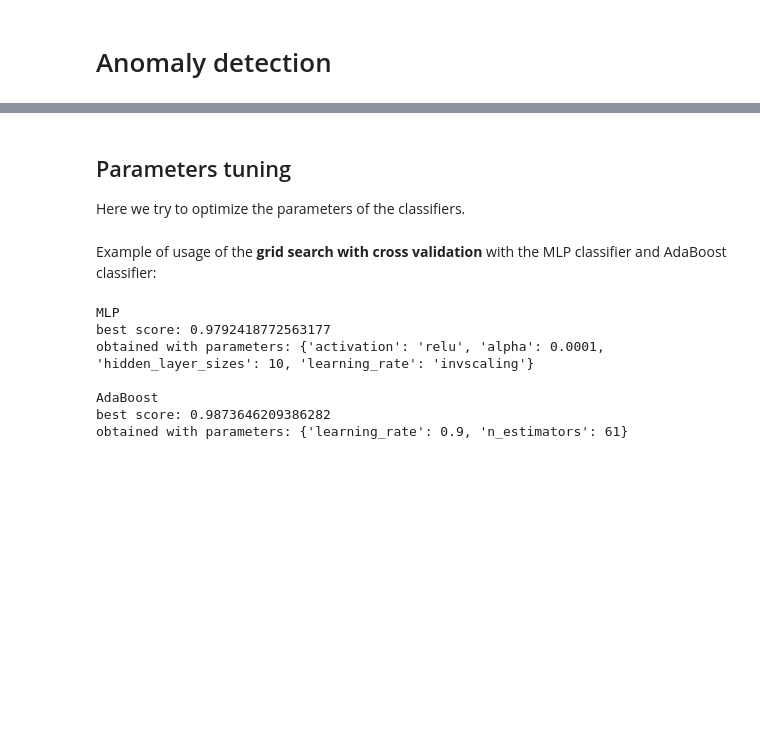
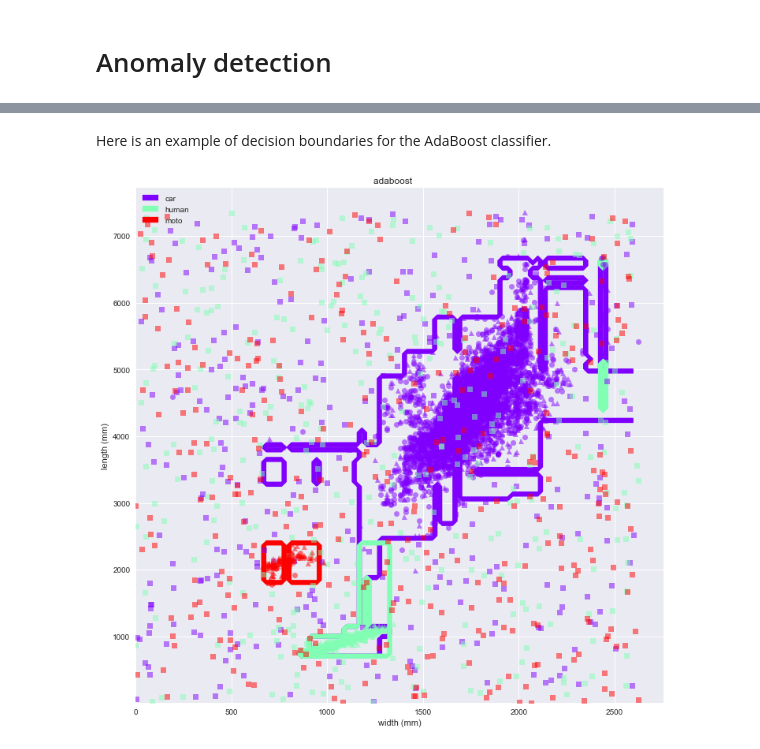
Before and after one commit to ychalier/anomaly, a Jupyter notebook: main.ipynb, the cells around one changed output, grey strips where cells are left out. Cells and saved outputs as stored; diff of their text form; code cells hidden in the pictures; blank space fills up the shorter version.

Commit message:
cleanup main.ipynb, report section 3.2

```diff
--- a/main.ipynb
+++ b/main.ipynb
@@ -170,23 +161,0 @@ random forest   0.9093  0.0007  0.9993  0.0907  0.9957  0.9505
-# %%
-classifiers = [
-    neural_network.MLPClassifier(activation='relu', alpha=1e-06, batch_size='auto', beta_1=0.9,
-       beta_2=0.999, early_stopping=False, epsilon=1e-08,
-       hidden_layer_sizes=(34,), learning_rate='invscaling',
-       learning_rate_init=0.001, max_iter=500, momentum=0.9,
-       nesterovs_momentum=True, power_t=0.5, random_state=None,
-       shuffle=True, solver='adam', tol=0.0001, validation_fraction=0.1,
-       verbose=False, warm_start=False),
-    ensemble.AdaBoostClassifier(DecisionTreeClassifier(max_depth=4), n_estimators=36, learning_rate=1),
-    # svm.SVC(kernel='linear'),
-    ensemble.RandomForestClassifier()
-]
-
-titles = (
-    'perceptron   ',
-    'adaboost     ',
-    # 'svm          ',
-    'random forest'
-)
-
-for clf, title in zip(classifiers, titles):
-    detector.plot_decision_boundaries(clf, title)
@@ -197,36 +162,6 @@ for clf, title in zip(classifiers, titles):
-# %% [markdown]
-## Parameters tuning
-
-Here we try to optimize the parameters of the classifiers.
-# %% [markdown]
-Example of usage of the **grid search with cross validation** with the MLP classifier and AdaBoost classifier:
-# %%
-parameters_mlp_test = {
-    'learning_rate': ["invscaling"],
-    'hidden_layer_sizes': [5, 10],
-    'alpha': [.0001, .00001],
-    'activation': ["logistic", "relu"]
-}
-
-mlp_clf = neural_network.MLPClassifier(max_iter=500)
-
-parameters_adaboost = {
-    'n_estimators': [i for i in range(1, 100, 10)],
-    'learning_rate': [x * .1 for x in range(1, 10)]
-}
-
-ada_clf = ensemble.AdaBoostClassifier(DecisionTreeClassifier(max_depth=4))
-
-print("MLP")
-detector.tune_parameters(mlp_clf, parameters_mlp_test)
-print("\nAdaBoost")
-detector.tune_parameters(ada_clf, parameters_adaboost)
-print()  # clean output
-# %% [output]
-MLP
-best score: 0.9792418772563177
-obtained with parameters: {'activation': 'relu', 'alpha': 0.0001, 'hidden_layer_sizes': 10, 'learning_rate': 'invscaling'}
-
-AdaBoost
-best score: 0.9873646209386282
-obtained with parameters: {'learning_rate': 0.9, 'n_estimators': 61}
+# %% [markdown]
+Here is an example of decision boundaries for the AdaBoost classifier.
+# %%
+detector.plot_decision_boundaries(classifiers[1], titles[1])
+# %% [output]
+[figure, added]
```
Also changed, not shown: parts of 26 cells of this notebook, 7 other files.
